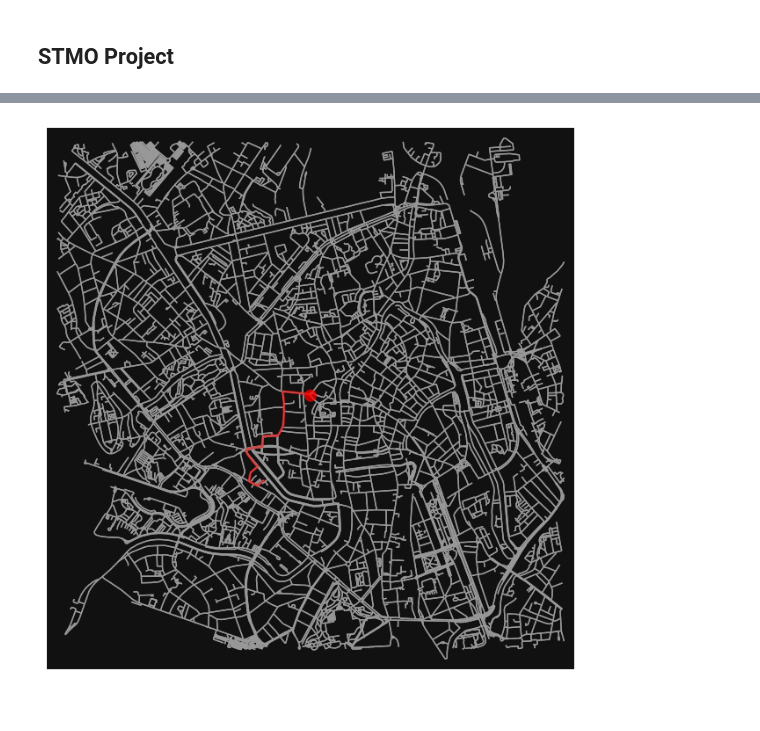
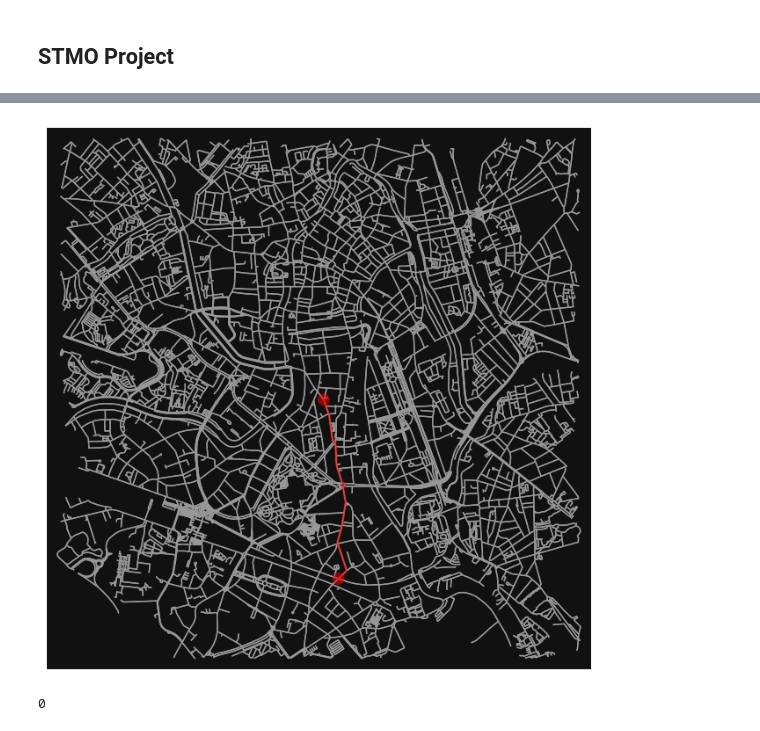
Before and after one commit to robbefonteyn/PathFindR-Ghent, a Jupyter notebook: running_route.ipynb, the cells around one changed output, grey strips where cells are left out. Saved outputs shown, nothing was run; the diff lists cells and outputs as text; code cells hidden in the pictures.

```diff
--- a/running_route.ipynb
+++ b/running_route.ipynb
@@ -28,9 +28,14 @@ import numpy as np
 import random
 import matplotlib.pyplot as plt
 # %%
-# Define the center of Ghent (latitude and longitude) and a buffer distance in meters
-center_point = (51.054342, 3.717424)  # Latitude and longitude for Ghent center
-buffer_distance = 2000  # 2000 meters (2 km radius)
+# Define the address as a starting point
+address = "Sint-kwintensberg 74, Ghent, Belgium"
+
+# Geocode the address to get its latitude and longitude
+center_point = ox.geocode(address)
+
+# Define the buffer distance (in meters) for the map area
+buffer_distance = 2000  # 2 km radius
 
 # Download the street network data within the buffer distance around the center point
 graph = ox.graph_from_point(center_point, dist=buffer_distance, network_type='walk')
@@ -123,17 +131,15 @@ def simulated_annealing(graph, start_node, distance, max_iterations=1000, initia
     return best_route, best_length
 # %%
 # Define the start point (latitude, longitude) and desired distance in meters
-start_point = (51.0543, 3.7174)  # Example coordinates in Ghent
-distance = 5000  # 5 kilometers
-
-# Get the nearest network node to the start point
-start_node = ox.distance.nearest_nodes(graph, X=start_point[1], Y=start_point[0])
+distance = 2000  # 5 kilometers
 
 # Run the simulated annealing algorithm
-best_route, best_length = simulated_annealing(graph, start_node, distance)
+best_route, best_length = simulated_annealing_with_addresses(graph, 'Sint-kwintensberg 74, Ghent, Belgium', "Burggravenlaan 327, Ghent, Belgium" , distance)
 
 # Plot the optimized route
 fig, ax = ox.plot_graph_route(graph, best_route, route_linewidth=2, node_size=0)
 plt.show()
+print(best_length)
 # %% [output]
-[figure, old version]
+[figure, new version]
+0
```
Also changed, not shown: parts of 2 cells of this notebook.
